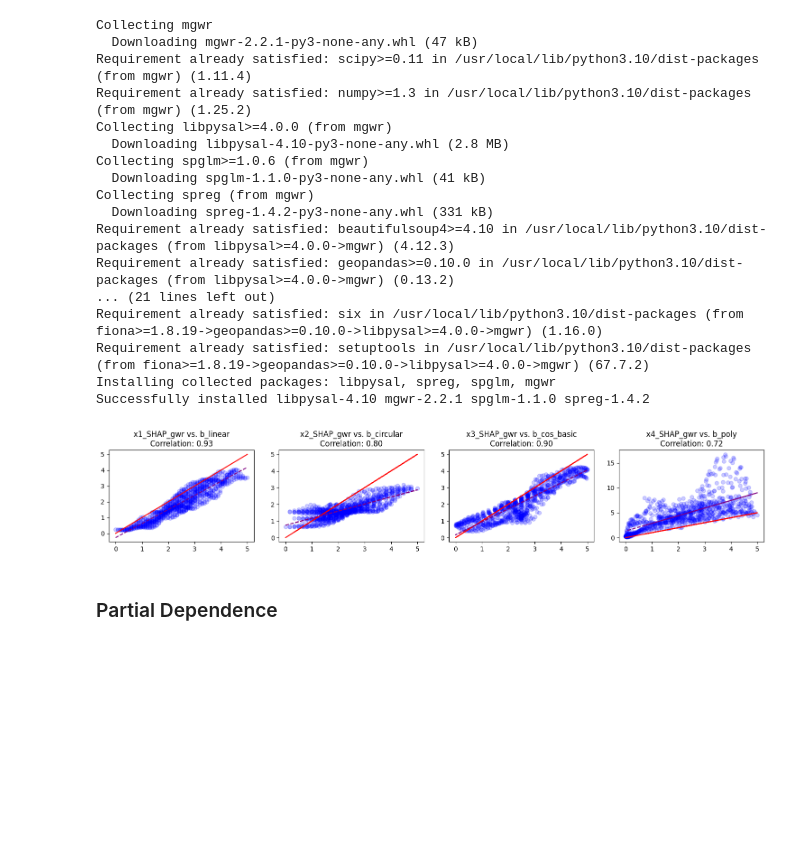
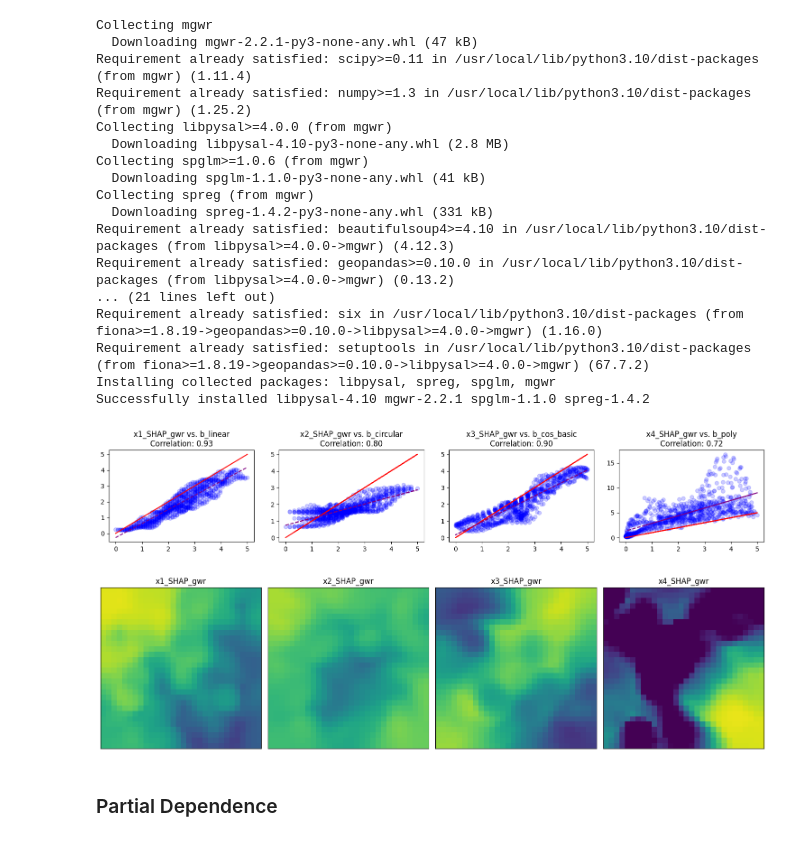
Before and after one commit to UrbanGISer/XGeoML, a Jupyter notebook: XGeoML_Google_Colab.ipynb, the cells around one changed output. Cells and saved outputs as stored; diff of their text form; code cells hidden in the pictures; blank space fills up the shorter version.

```diff
--- a/XGeoML_Google_Colab.ipynb
+++ b/XGeoML_Google_Colab.ipynb
@@ -465,6 +465,46 @@ plt.tight_layout()
 plt.show()
 # %% [output]
 [figure]
+# %%
+import matplotlib.pyplot as plt
+
+columnsvar = [var + '_SHAP_gwr' for var in feature_names]
+
+def plot_heatmap(ax, data, title,vmax=5):
+    im = ax.imshow(data, cmap='viridis_r', interpolation='nearest',vmin=0, vmax=vmax)
+    # plt.colorbar(im, ax=ax,
+    #             #  label='Value',
+    #              )
+    # ax.set_xlabel('v')
+    # ax.set_ylabel('u')
+    ax.set_title(title)
+    ax.set_xticks([])
+    ax.set_yticks([])
+
+# 创建画布
+fig, axes = plt.subplots(1, 4, figsize=(15, 9))
+
+mapcolumn = columnsvar
+
+# 数据和标题
+data_list = [dfe.pivot(index='u', columns='v', values=i) for i in mapcolumn]
+titles =mapcolumn
+
+axes_flat = axes.flatten()
+
+
+for idx, (ax, data, title) in enumerate(zip(axes_flat, data_list, titles)):
+    if idx >= 8:
+        plot_heatmap(ax, data, title, vmax=1)
+    else:
+        plot_heatmap(ax, data, title)
+
+# 调整子图布局
+
+plt.tight_layout()
+plt.show()
+# %% [output]
+[figure, added]
 # %% [markdown]
 ### Partial Dependence
 # %%
```
